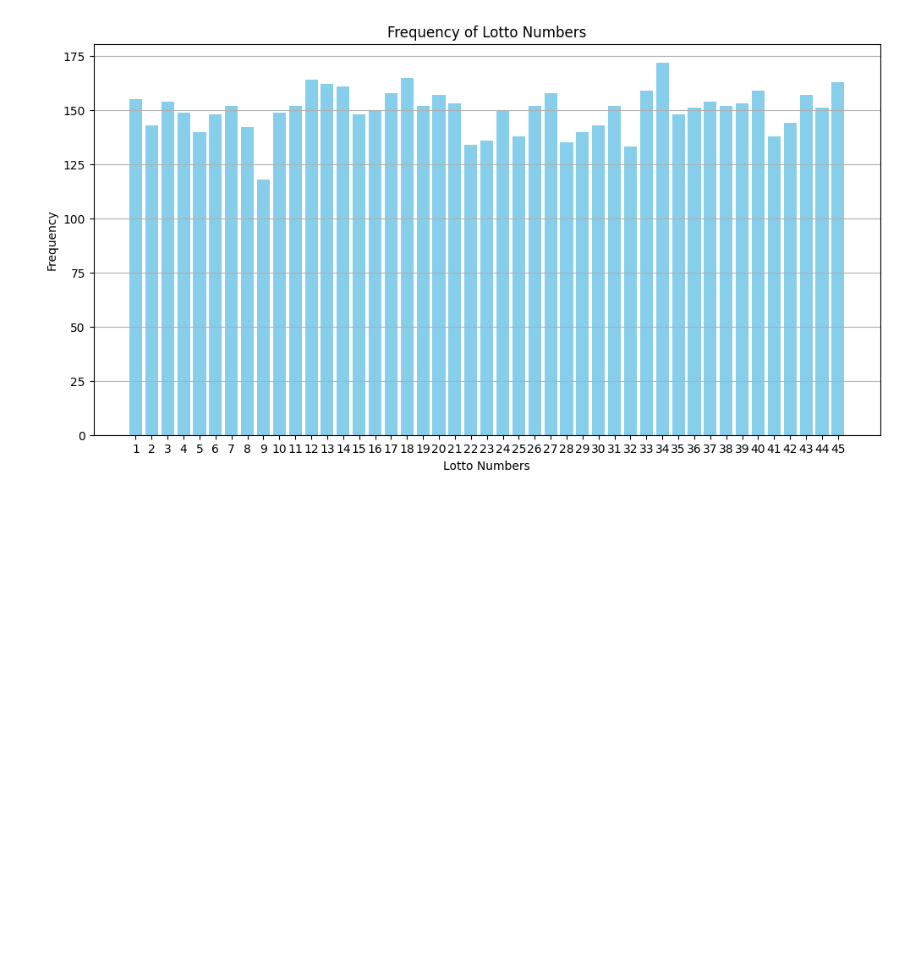
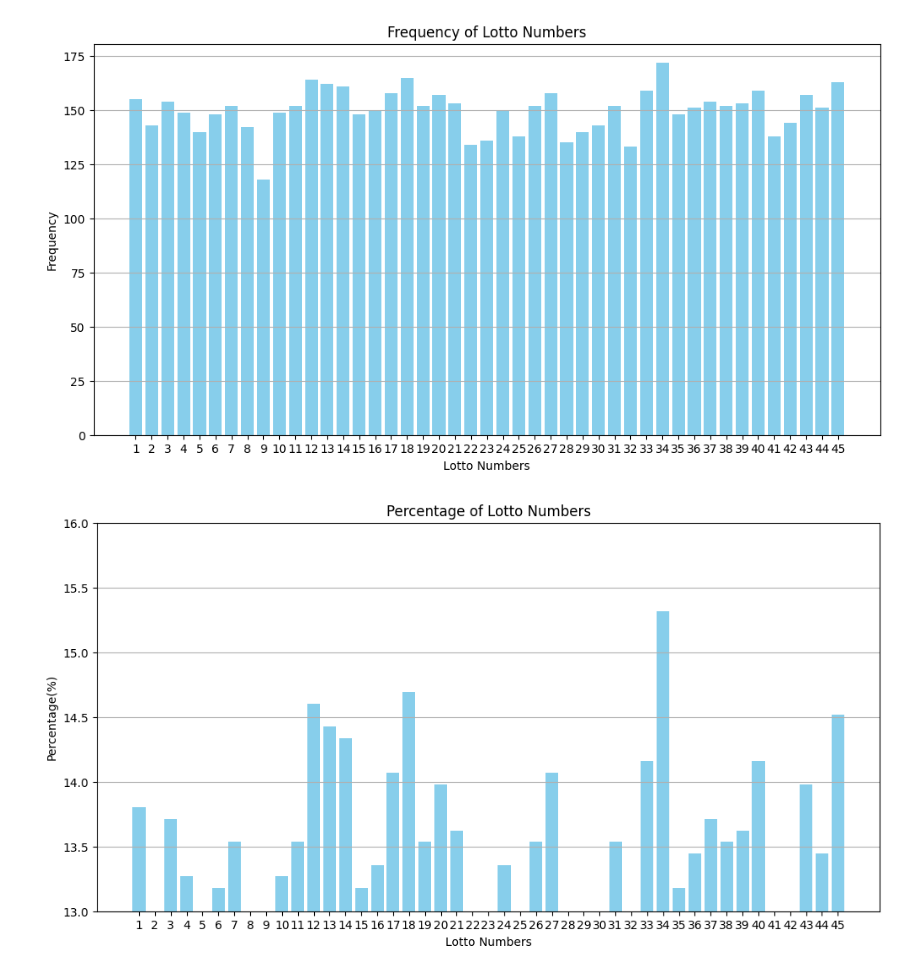
Before and after one commit to lifelong-learner-dev/lotto-number-extract, a Jupyter notebook: lotto.ipynb, the cells around one changed output. Cells and saved outputs as stored; diff of their text form; code cells hidden in the pictures; blank space fills up the shorter version.

Commit message:
Check the Correlation and Coefficient of Lottery Numbers

```diff
--- a/lotto.ipynb
+++ b/lotto.ipynb
@@ -154,3 +154,10 @@ plt.grid(axis='y')
 plt.show()
 # %% [output]
 [figure]
+# %%
+# 퍼센티지 계산
+
+number_percentages = {key: (value / 1123) * 100 for key, value in number_counts.items()}
+# %%
+# 데이터를 정렬된 리스트로 변환
+labels, values = zip(*sorted(number_percentages.items()))
@@ -156,0 +166,15 @@ plt.show()
+# %%
+# 막대 그래프 생성
+plt.figure(figsize=(12, 6))
+plt.bar(labels, values, color='skyblue')
+plt.xlabel('Lotto Numbers')
+plt.ylabel('Percentage(%)')
+plt.title('Percentage of Lotto Numbers')
+plt.xticks(range(min(labels), max(labels)+1))
+plt.ylim(13, 16) # y축 범위를 10부터 16까지로 설정
+plt.grid(axis='y')
+
+# 그래프 표시
+plt.show()
+# %% [output]
+[figure, added]
```
Also changed, not shown: parts of 36 cells of this notebook, 1 other file.
